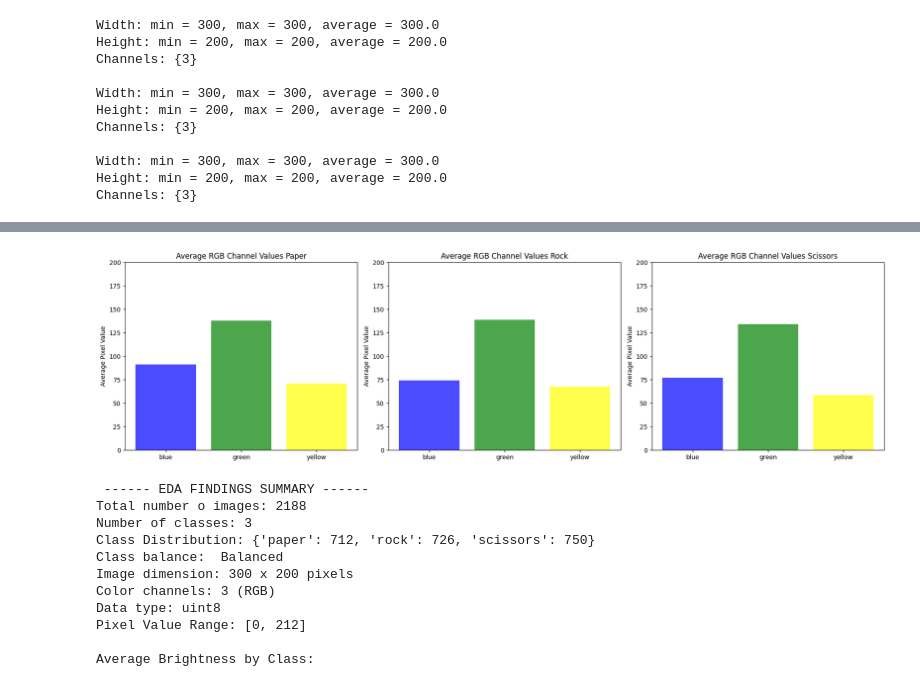
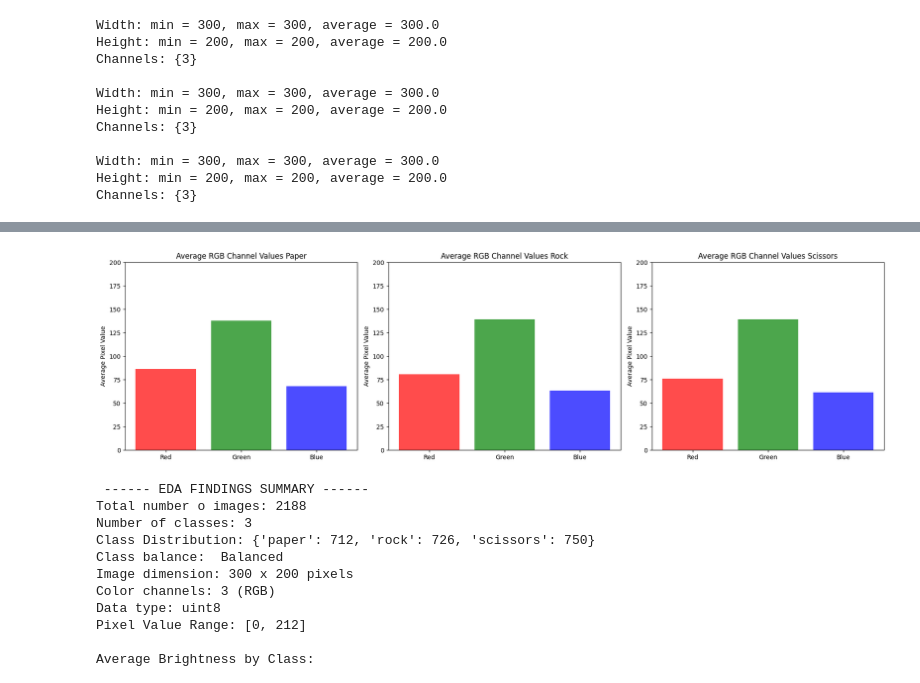
Before and after one commit to Tauriel790/CNN-Rock-Paper-Scissors, a Jupyter notebook: rps.ipynb, the cells around one changed output, grey strips where cells are left out. Drawn from its saved outputs; the diff is of its cells as text; code cells hidden in the pictures.

Commit message:
fixed colors of RGB analysis plot and some comments

```diff
--- a/rps.ipynb
+++ b/rps.ipynb
@@ -347,31 +347,31 @@ plt.show(block = False); plt.pause (2)
 # %%
 # 6) RGB Channel Analysis (color distribution patterns of the images present in out dataset)
 plt.close("all")
 fig, axes = plt.subplots(1, 3, figsize = (18, 5))
 
 for idx, cls in enumerate(classes):
     sample_images = random.sample(list((directory / cls).iterdir()), 20)
 
     r_means, g_means, b_means = [], [], []
     for img_path in sample_images:
         img_array = np.array(Image.open(img_path))
         r_means.append(np.mean(img_array[:, :, 0]))
         g_means.append(np.mean(img_array[:, :, 1]))
         b_means.append(np.mean(img_array[:, :, 2]))
 
     # Bar plot of average channel values
-    channels = ["blue", "green", "yellow"]
+    channels = ["Red", "Green", "Blue"]
     values = [np.mean(r_means), np.mean(g_means), np.mean(b_means)]
 
-    axes[idx].bar(channels, values, color = ["blue", "green", "yellow"], alpha = 0.7)
+    axes[idx].bar(channels, values, color = ["Red", "Green", "Blue"], alpha = 0.7)
     axes[idx].set_title(f"Average RGB Channel Values {cls.capitalize()}")
     axes[idx].set_ylabel("Average Pixel Value")
     axes[idx].set_ylim([0, 200])
 
 plt.tight_layout()
 plt.show(block = False); plt.pause(2)
 # %% [output]
-[figure, old version]
+[figure, new version]
 # %%
 # The green channel dominates across all the 3 classes, which is expected given the green background present in all the images.
 # The consistent RGB pattern across paper, rock and scissors confirms again that there is no color bias between classes so the
```
Also changed, not shown: parts of 12 cells of this notebook, 1 other file.
